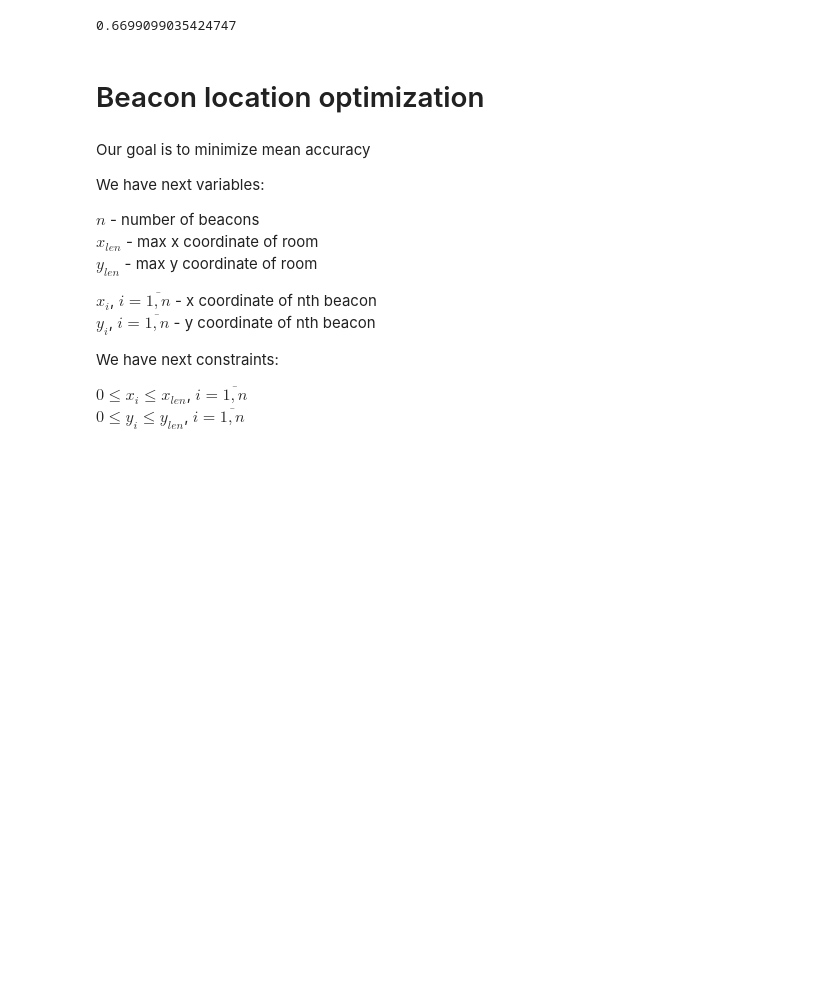
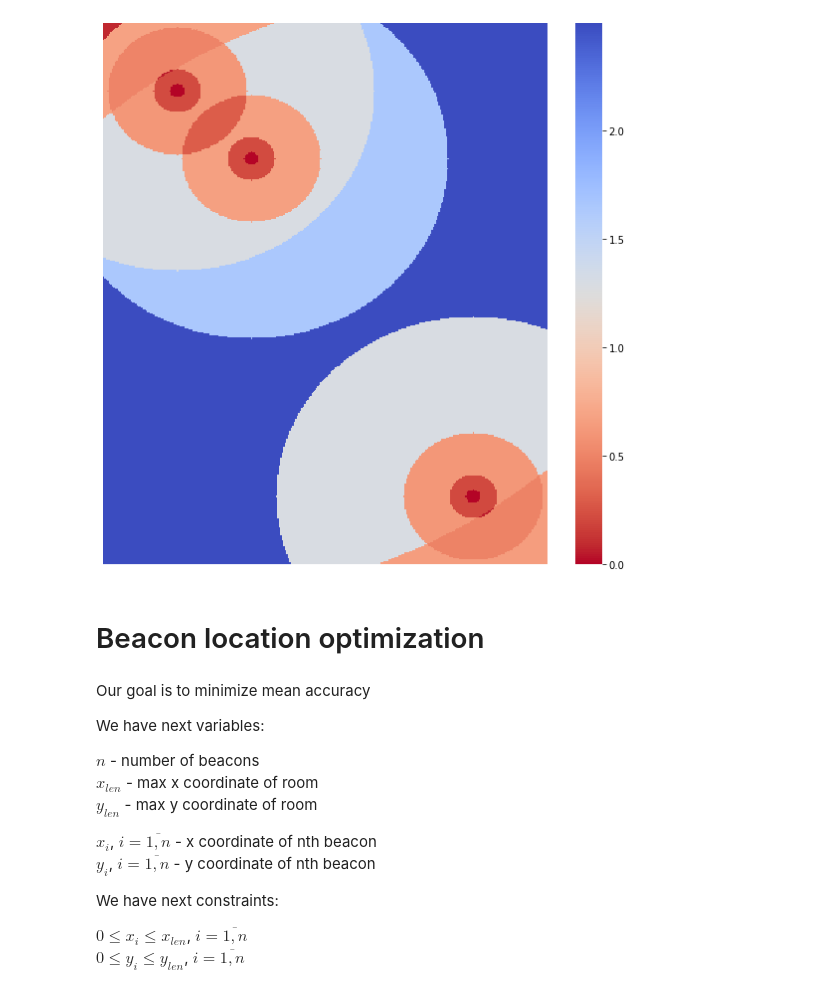
Before and after one commit to Midren/Localization, a Jupyter notebook: notebooks/beacon_location_optimization.ipynb, the cells around one changed output. Cells and saved outputs as stored; diff of their text form; code cells hidden in the pictures; blank space fills up the shorter version.

Commit message:
Added function to visualize accuracy in 2D case with custom beacons

```diff
--- a/notebooks/beacon_location_optimization.ipynb
+++ b/notebooks/beacon_location_optimization.ipynb
@@ -7,17 +7,21 @@ from scipy.optimize import LinearConstraint, NonlinearConstraint, minimize, mini
 np.random.seed(42)
 # %%
 rssi_accuracy = 4
-beacon_number = 3
 beacons_location = np.array([[0.5, 0.5], [2.5, 3.5], [1, 1]])
+# beacons_location = np.array([[0, 0]])
+beacon_number = beacons_location.shape[0]
 
 x_len = 3
 y_len = 4
 delta = 0.01
 radiuses = get_radiuses_for_distance_contour_lines(rssi_accuracy)
 
 calculate_mean_accuracy(x_len, y_len, beacons_location, radiuses)
+
+draw_accuracies = lambda locations: draw_theoretical_accuracies(x_len, y_len, locations, radiuses)
+draw_accuracies(beacons_location)
 # %% [output]
-0.6699099035424747
+[figure, added]
 # %% [markdown]
 # Beacon location optimization
 # %% [markdown]
```
Also changed, not shown: parts of 7 cells of this notebook, 1 other file.
